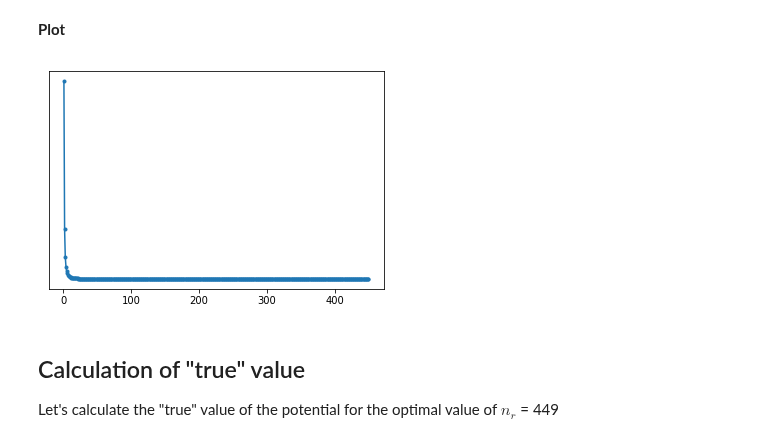
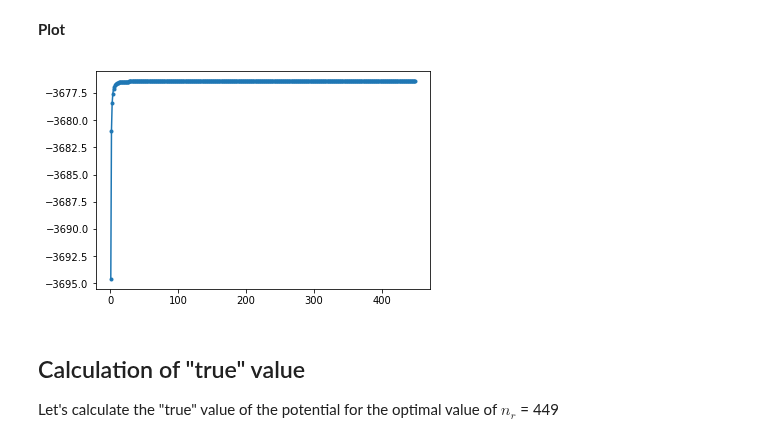
Before and after one commit to pinga-lab/tesseroid-variable-density, a Jupyter notebook: code/02_D-ratio-variable-density.ipynb, the cells around one changed output. Cells and saved outputs as stored; diff of their text form; code cells hidden in the pictures.

```diff
--- a/code/02_D-ratio-variable-density.ipynb
+++ b/code/02_D-ratio-variable-density.ipynb
@@ -52,7 +52,7 @@ lats_single = np.array([0.])
 heights_single = np.array([h])
 
 "Initialization of the loop"
-result = []
+potential_single_point = []
 nr_values = []
 nr = 0
 res = 1e42
@@ -73,13 +73,13 @@ while True:
                                           heights_single,
                                           model_mesh,
                                           ratio=D_high)[0]
-    result.append(res)
+    potential_single_point.append(res)
     nr_values.append(nr)
     diff = 100*abs((res-res_old)/res_old)
     if diff < 1e-8:
         break
 
-result = np.array(result)
+potential_single_point = np.array(potential_single_point)
 nr_optimal = nr
 print "Optimal nr: ", nr_optimal
 mesh_shape = (nr_optimal, 1, 1)
@@ -88,11 +88,10 @@ Optimal nr:  449
 # %% [markdown]
 **Plot**
 # %%
-plt.plot(nr_values, np.abs(result), '-', marker='.')
-plt.semilogy()
+plt.plot(nr_values, potential_single_point, '-', marker='.')
 plt.show()
 # %% [output]
-[figure, old version]
+[figure, new version]
 # %% [markdown]
 ## Calculation of "true" value
 
```
Also changed, not shown: parts of 1 cell of this notebook.
